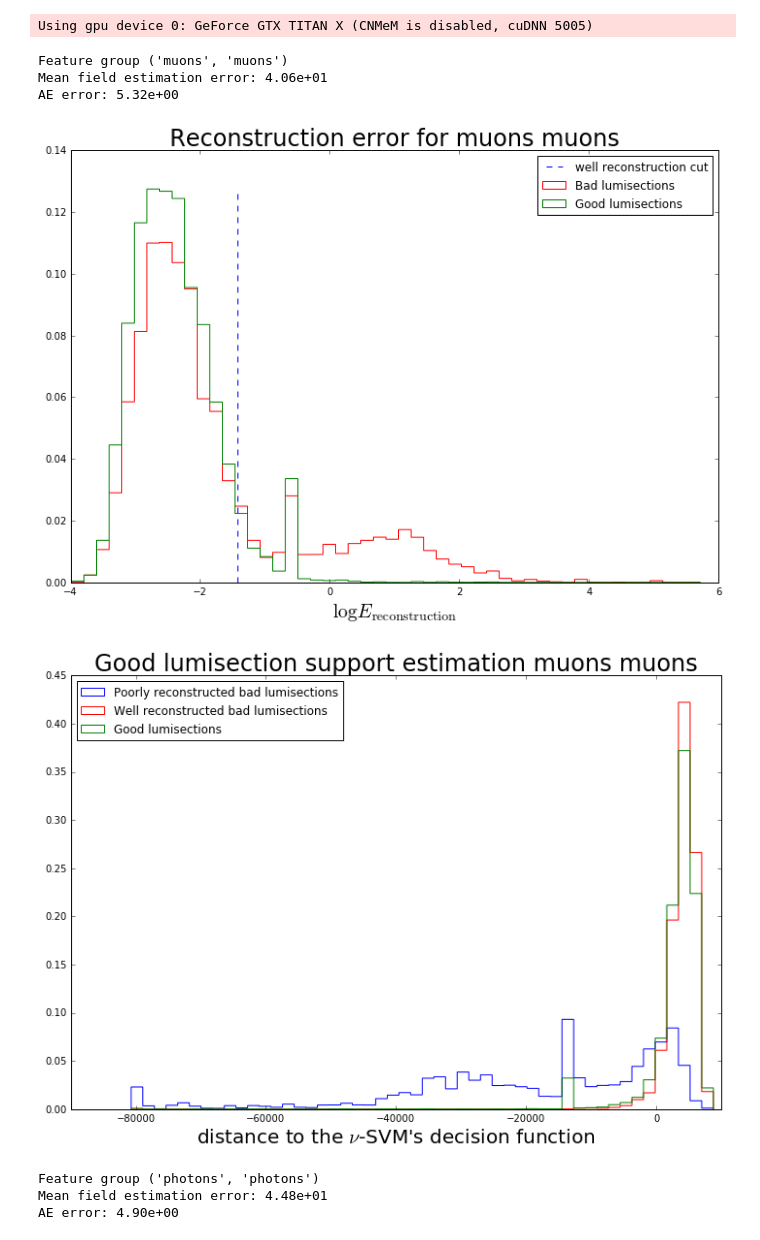
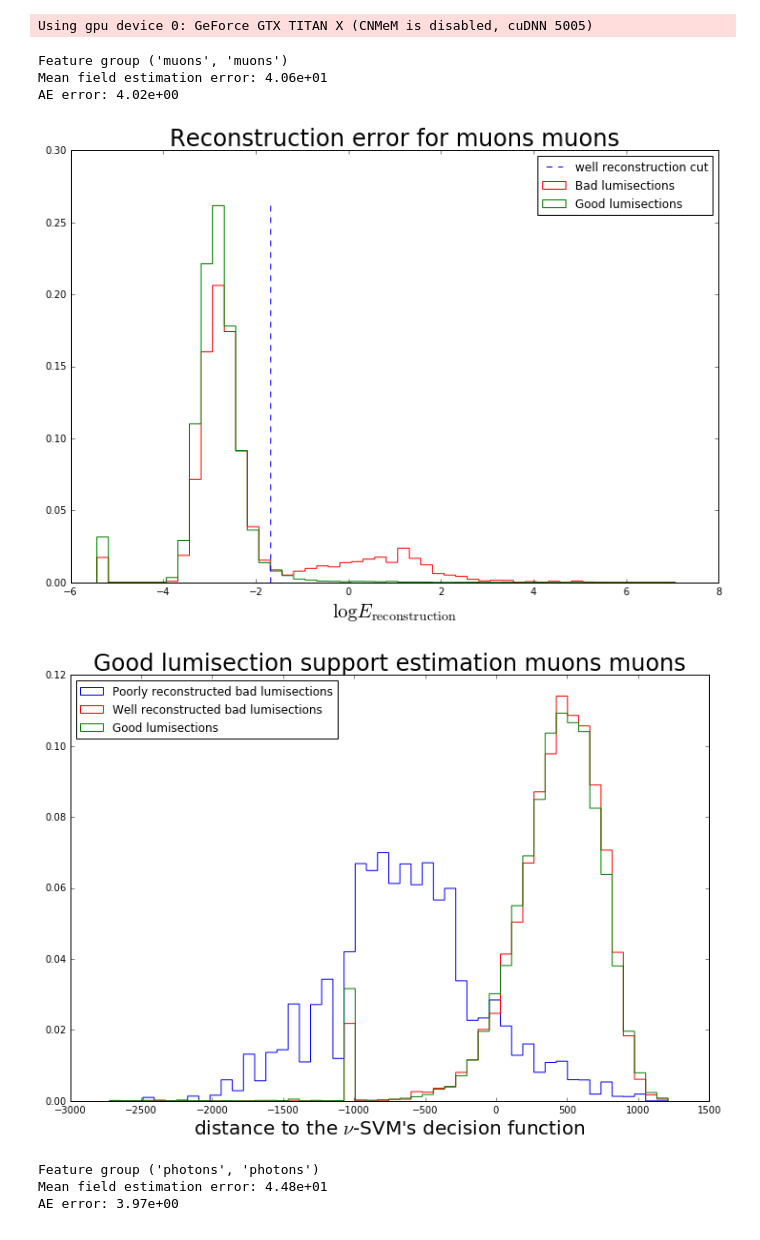
Before and after one commit to yandexdataschool/cms-dqm, a Jupyter notebook: notebooks/CMS-AE.ipynb, the cells around one changed output. Saved outputs shown, nothing was run; the diff lists cells and outputs as text; code cells hidden in the pictures.

```diff
--- a/notebooks/CMS-AE.ipynb
+++ b/notebooks/CMS-AE.ipynb
@@ -44,0 +79,11 @@ labels = np.load('labels.npy')
+# %%
+subsystem_labels = np.zeros(shape=(len(data), len(subsystem_labels_dict)), dtype='float32')
+indx = data[['_run', '_luminosityBlock']]
+
+for i, sub_name in enumerate(subsystems):
+    good_set = subsystem_labels_dict[sub_name]
+
+    for j in xrange(len(data)):
+        run, lumiblock = indx.iloc[j]
+
+        subsystem_labels[j, i] = 1.0 if ((run, lumiblock) in good_set) else 0.0
@@ -44,0 +104,3 @@ labels = np.load('labels.npy')
+# %%
+for i in xrange(subsystem_labels.shape[1]):
+    print "%s: %.3f" % (subsystems[i], np.mean(subsystem_labels[:, i] == labels))
@@ -44,0 +124,4 @@ labels = np.load('labels.npy')
+# %%
+for i in xrange(subsystem_labels.shape[1]):
+    s = subsystem_labels[:, i]
+    print "%s: %.3f" % (subsystems[i], np.mean(labels[s == 0.0]))
@@ -389,28 +490,31 @@ class AE(Expression):
     def __init__(self, n_input_features, nums_units=(50, 10)):
         X_batch = T.fmatrix('X')
         self.input = layers.InputLayer(shape=(None, n_input_features), input_var=X_batch)
-
+        self.drop = layers.DropoutLayer(self.input, p=0.1)
         net = self.input
 
         for n in nums_units:
-            net = layers.DenseLayer(net, num_units=n, nonlinearity=nonlinearities.elu)
+            net = layers.DenseLayer(net, num_units=n, nonlinearity=nonlinearities.sigmoid)
 
-        code = layers.get_output(net)
+        code = layers.get_output(net, deterministic=True)
         self.code_layer = net
 
         for n in nums_units[:-1][::-1]:
-            net = layers.DenseLayer(net, num_units=n, nonlinearity=nonlinearities.elu)
+            net = layers.DenseLayer(net, num_units=n, nonlinearity=nonlinearities.sigmoid)
 
-        net = layers.DenseLayer(net, num_units=n_input_features, nonlinearity=nonlinearities.elu)
+        net = layers.DenseLayer(net, num_units=n_input_features, nonlinearity=nonlinearities.linear)
         self.net = net
 
         X_reconstructed = layers.get_output(net)
+        X_reconstructed_det = layers.get_output(net, deterministic=True)
         self.X_reconstructed = X_reconstructed
 
         super(AE, self).__init__(self.input, self.net)
 
         weights = T.fvector('weights')
         reconstruction_error = T.sum((X_reconstructed - X_batch) ** 2, axis=1)
+        reconstruction_error_det = T.sum((X_reconstructed_det - X_batch) ** 2, axis=1)
+
         mse_loss = T.sum(weights * reconstruction_error) / T.sum(weights)
 
         reg = regularization.regularize_network_params(net, regularization.l2)
@@ -423,7 +527,7 @@ class AE(Expression):
         upd = updates.adadelta(loss, params, learning_rate=learning_rate)
 
         self.train = theano.function([X_batch, weights, reg_C, learning_rate], mse_loss, updates=upd)
-        self.get_error = theano.function([X_batch], reconstruction_error)
+        self.get_error = theano.function([X_batch], reconstruction_error_det)
         self.encode = theano.function([X_batch], code)
 
         given_code = T.fmatrix('given code')
@@ -488,7 +592,7 @@ for g in [('muons', 'muons'), ('photons', 'photons'), ('minibias', 'PF'), ('mini
     weights_good = lumi[labels == 1.0].astype('float32')
     weights_bad = lumi[labels == 0.0].astype('float32')
 
-    ae = AE(X.shape[1], nums_units=(100, 20))
+    ae = AE(X.shape[1], nums_units=(150, 20))
 
     for l in ae.fit(X_good, weights_good, n_epoches=128,
                     batch_size=128, learning_rate=1.0,
@@ -511,36 +615,36 @@ for g in [('muons', 'muons'), ('photons', 'photons'), ('minibias', 'PF'), ('mini
 
     plot_hist(
         [log_E_good, log_E_bad], [weights_good, weights_bad],
         labels = ['Good lumisections', 'Bad lumisections'],
         xlabel = '$\log E_{\mathrm{reconstruction}}$',
         title = 'Reconstruction error for %s %s' % g,
         vline = cut
     )
 
     well_approximated_bad = log_E_bad < cut
     badly_approximated_bad = log_E_bad >= cut
 
     svm = OneClassSVM(nu=0.1, cache_size=128, gamma = 2.0 / X_good.shape[1])
     svm.fit(ae.encode(X_good), sample_weight=weights_good)
 
     score_good = svm.decision_function(ae.encode(X_good))[:, 0]
     score_bad = svm.decision_function(ae.encode(X_bad[well_approximated_bad]))[:, 0]
     score_badly_bad = svm.decision_function(ae.encode(X_bad[badly_approximated_bad]))[:, 0]
 
     plot_hist(
         [score_good, score_bad, score_badly_bad],
         [weights_good, weights_bad[well_approximated_bad], weights_bad[badly_approximated_bad]],
         labels=['Good lumisections', 'Well reconstructed bad lumisections', 'Poorly reconstructed bad lumisections'],
         title = 'Good lumisection support estimation %s %s' % g,
         xlabel = "distance to the $\\nu$-SVM's decision function",
         legend_loc='upper left'
     )
 # %% [output]
 Feature group ('muons', 'muons')
 Mean field estimation error: 4.06e+01
-AE error: 5.32e+00
+AE error: 4.02e+00
-[figure, old version]
+[figure, new version]
-[figure, old version]
+[figure, new version]
 Feature group ('photons', 'photons')
 Mean field estimation error: 4.48e+01
-AE error: 4.90e+00
+AE error: 3.97e+00
```
Also changed, not shown: parts of 16 cells of this notebook, 1 other file.
